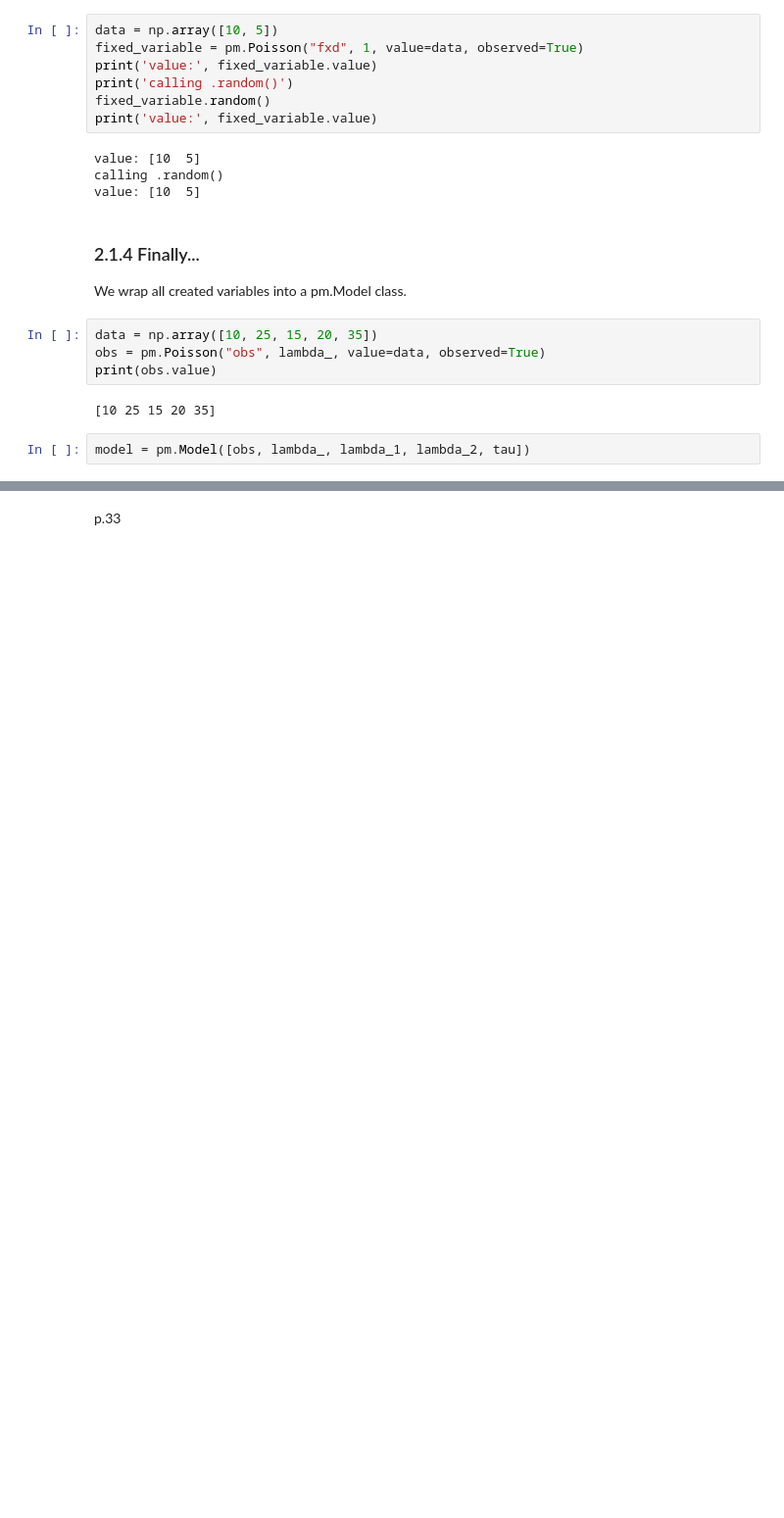
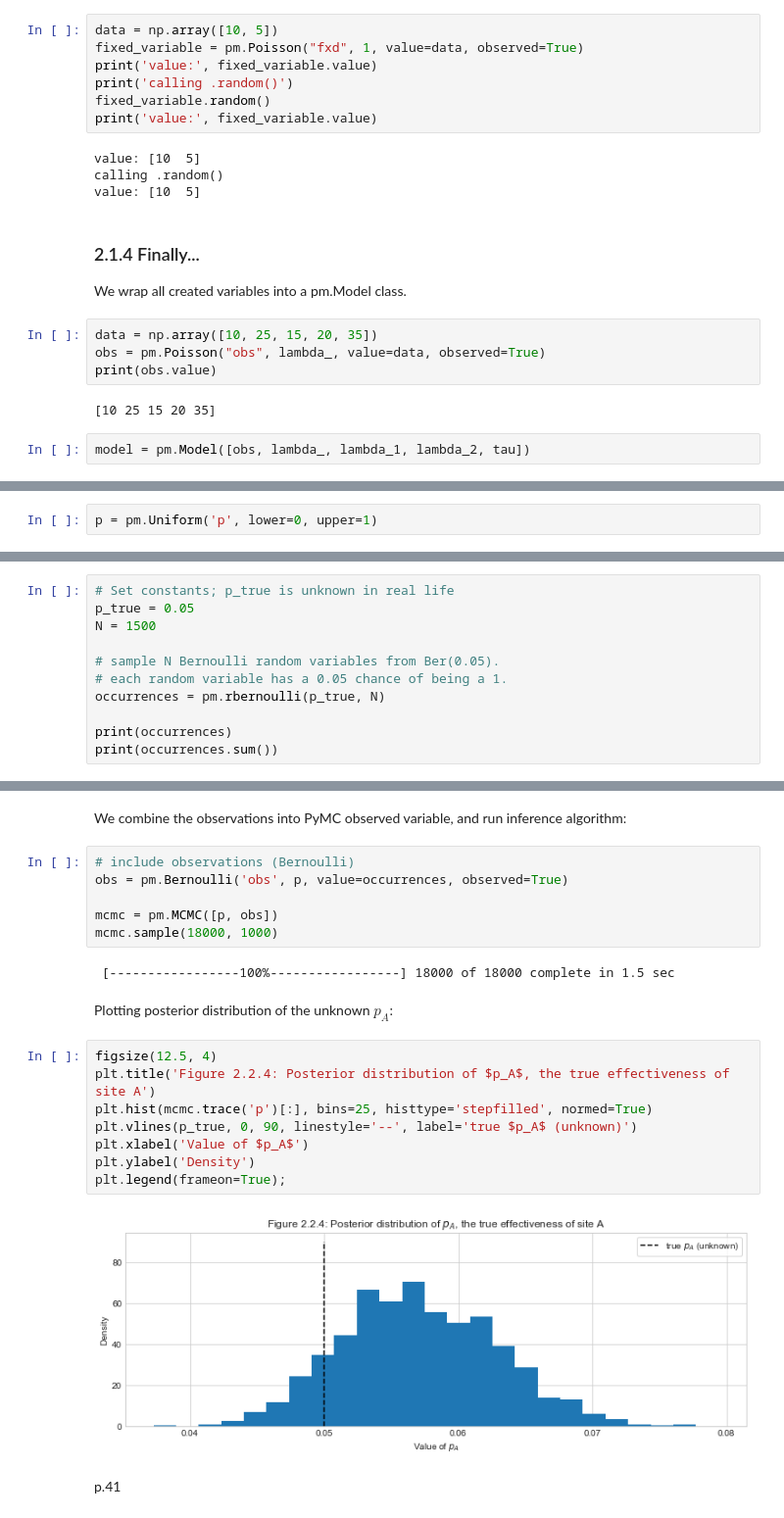
Before and after one commit to ditdili/An_Intro_To_Statistical_Learning, a Jupyter notebook: BayesianMethodsforHackers/notebooks/Chapter-2-A_Little_More_on_PyMC-Notes.ipynb, the cells around one changed output, grey strips where cells are left out. Shown at 98% size. Saved outputs shown, nothing was run; the diff lists cells and outputs as text; blank space fills up the shorter version.

```diff
--- a/BayesianMethodsforHackers/notebooks/Chapter-2-A_Little_More_on_PyMC-Notes.ipynb
+++ b/BayesianMethodsforHackers/notebooks/Chapter-2-A_Little_More_on_PyMC-Notes.ipynb
@@ -157,0 +236,2 @@ model = pm.Model([obs, lambda_, lambda_1, lambda_2, tau])
+# %%
+p = pm.Uniform('p', lower=0, upper=1)
@@ -157,0 +241,11 @@ model = pm.Model([obs, lambda_, lambda_1, lambda_2, tau])
+# %%
+# Set constants; p_true is unknown in real life
+p_true = 0.05
+N = 1500
+
+# sample N Bernoulli random variables from Ber(0.05).
+# each random variable has a 0.05 chance of being a 1.
+occurrences = pm.rbernoulli(p_true, N)
+
+print(occurrences)
+print(occurrences.sum())
@@ -158,2 +262,24 @@ model = pm.Model([obs, lambda_, lambda_1, lambda_2, tau])
+# %% [markdown]
+We combine the observations into PyMC observed variable, and run inference algorithm:
+# %%
+# include observations (Bernoulli)
+obs = pm.Bernoulli('obs', p, value=occurrences, observed=True)
+
+mcmc = pm.MCMC([p, obs])
+mcmc.sample(18000, 1000)
+# %% [output]
+ [-----------------100%-----------------] 18000 of 18000 complete in 1.5 sec
+# %% [markdown]
+Plotting posterior distribution of the unknown $p_A$:
+# %%
+figsize(12.5, 4)
+plt.title('Figure 2.2.4: Posterior distribution of $p_A$, the true effectiveness of site A')
+plt.hist(mcmc.trace('p')[:], bins=25, histtype='stepfilled', normed=True)
+plt.vlines(p_true, 0, 90, linestyle='--', label='true $p_A$ (unknown)')
+plt.xlabel('Value of $p_A$')
+plt.ylabel('Density')
+plt.legend(frameon=True);
+# %% [output]
+[figure, added]
 # %% [markdown]
-p.33
+p.41
```
Also changed, not shown: parts of 18 cells of this notebook.
